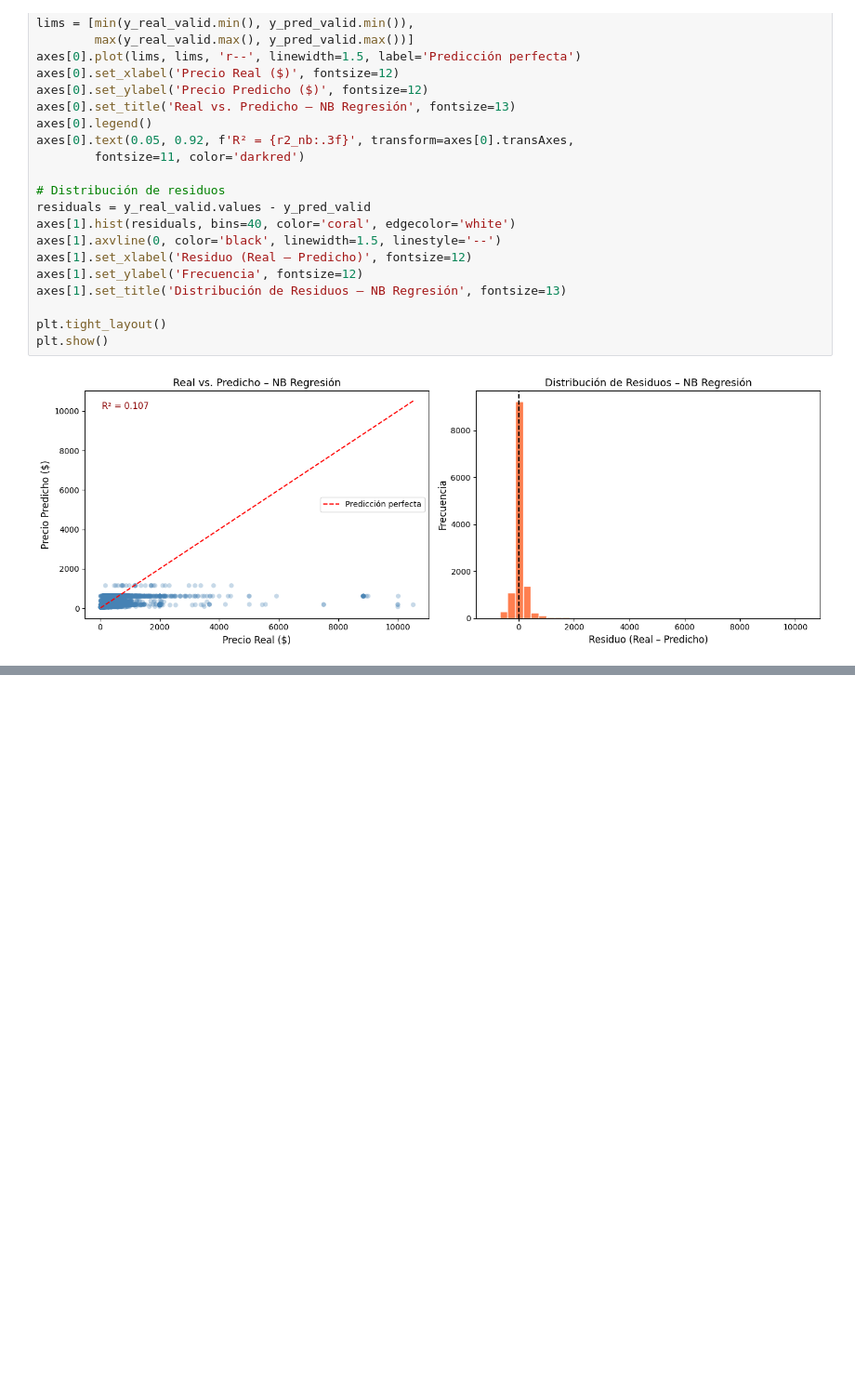
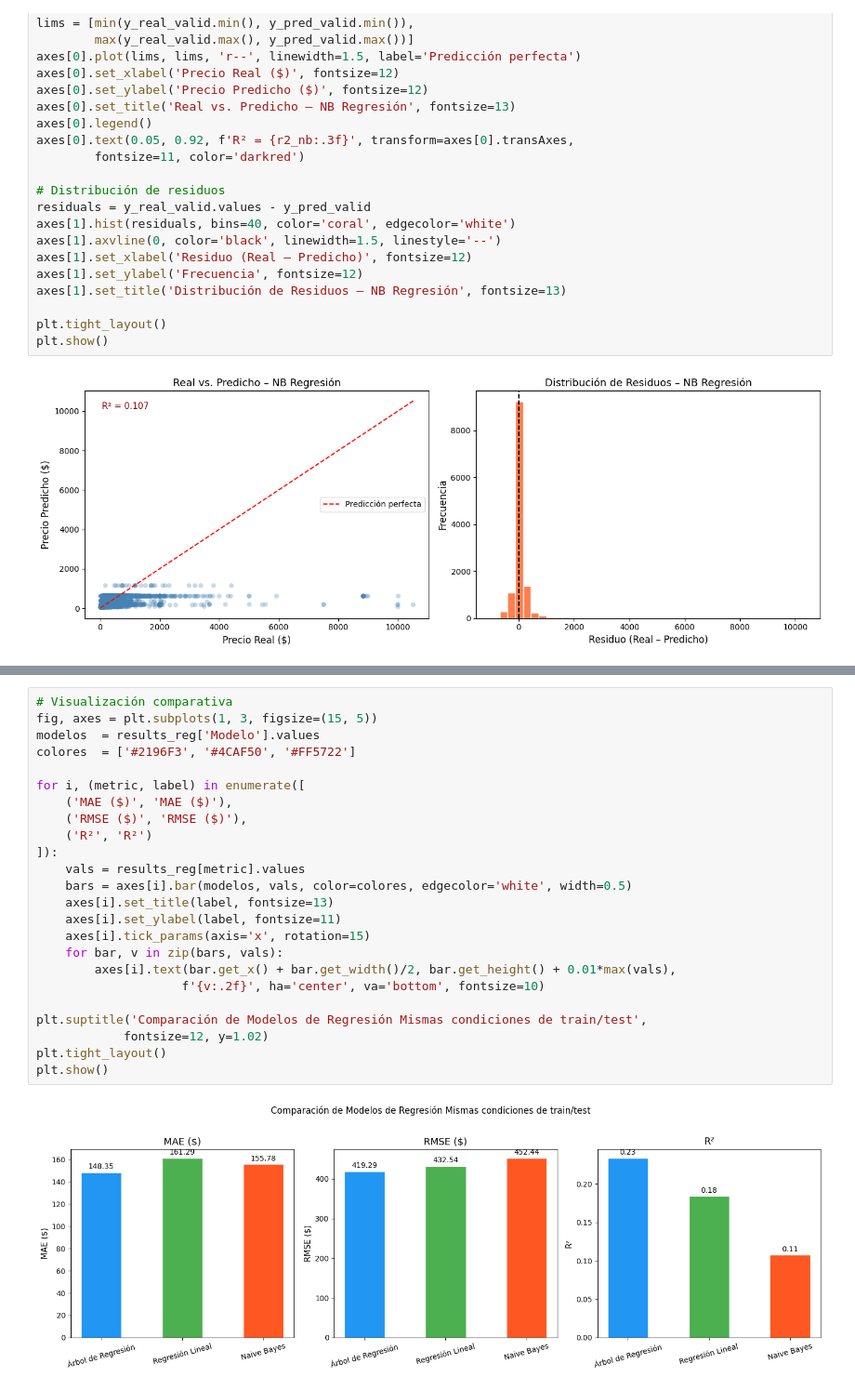
Before and after one commit to VirusMauri1/Naive-Bayes, a Jupyter notebook: lab5.ipynb, the cells around one changed output, grey strips where cells are left out. Shown at 93% size. Cells and saved outputs as stored; diff of their text form; blank space fills up the shorter version.

```diff
--- a/lab5.ipynb
+++ b/lab5.ipynb
@@ -198,0 +238,26 @@ plt.show()
+# %%
+# Visualización comparativa
+fig, axes = plt.subplots(1, 3, figsize=(15, 5))
+modelos  = results_reg['Modelo'].values
+colores  = ['#2196F3', '#4CAF50', '#FF5722']
+
+for i, (metric, label) in enumerate([
+    ('MAE ($)', 'MAE ($)'),
+    ('RMSE ($)', 'RMSE ($)'),
+    ('R²', 'R²')
+]):
+    vals = results_reg[metric].values
+    bars = axes[i].bar(modelos, vals, color=colores, edgecolor='white', width=0.5)
+    axes[i].set_title(label, fontsize=13)
+    axes[i].set_ylabel(label, fontsize=11)
+    axes[i].tick_params(axis='x', rotation=15)
+    for bar, v in zip(bars, vals):
+        axes[i].text(bar.get_x() + bar.get_width()/2, bar.get_height() + 0.01*max(vals),
+                    f'{v:.2f}', ha='center', va='bottom', fontsize=10)
+
+plt.suptitle('Comparación de Modelos de Regresión Mismas condiciones de train/test',
+            fontsize=12, y=1.02)
+plt.tight_layout()
+plt.show()
+# %% [output]
+[figure, added]
```
Also changed, not shown: parts of 2 cells of this notebook.
